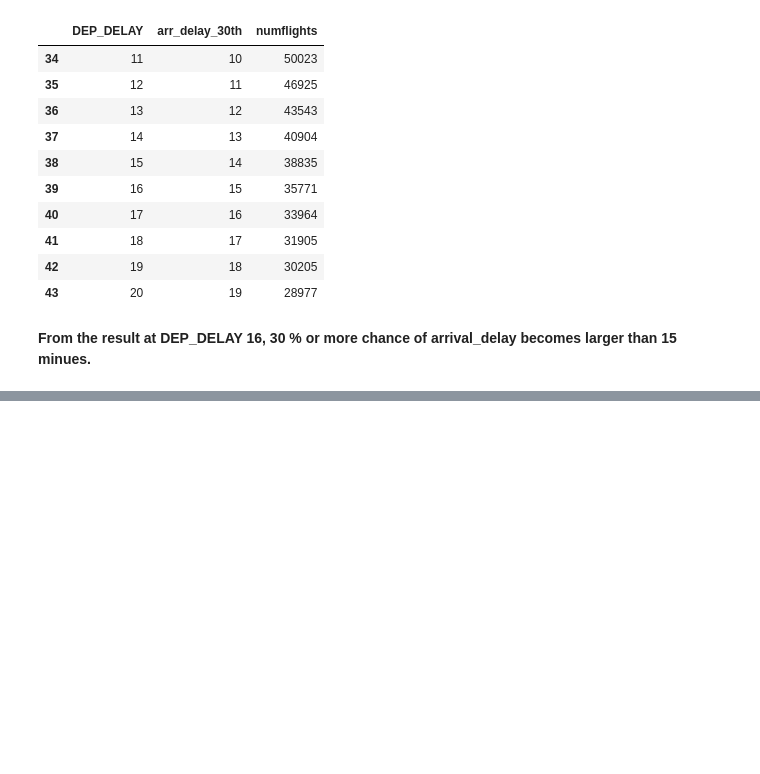
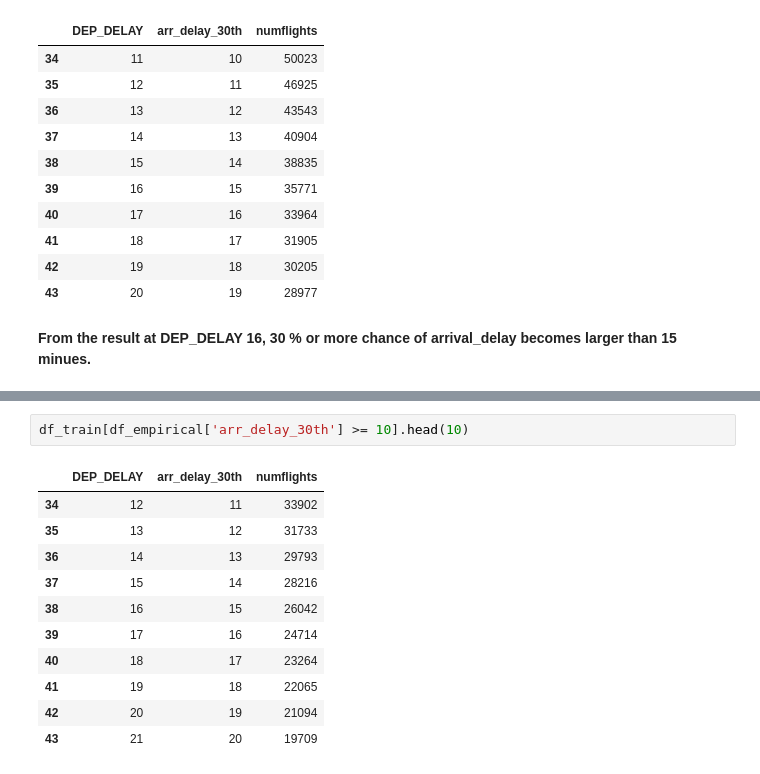
Before and after one commit to yuwtennis/ds-flights-eda, a Jupyter notebook: flights.ipynb, the cells around one changed output, grey strips where cells are left out. Saved outputs shown, nothing was run; the diff lists cells and outputs as text; blank space fills up the shorter version.

```diff
--- a/flights.ipynb
+++ b/flights.ipynb
@@ -351,0 +405,14 @@ __From the result at DEP_DELAY 16, 30 % or more chance of arrival_delay becomes
+# %%
+df_train[df_empirical['arr_delay_30th'] >= 10].head(10)
+# %% [output]
+|  | DEP_DELAY | arr_delay_30th | numflights |
+| 34 | 12 | 11 | 33902 |
+| 35 | 13 | 12 | 31733 |
+| 36 | 14 | 13 | 29793 |
+| 37 | 15 | 14 | 28216 |
+| 38 | 16 | 15 | 26042 |
+| 39 | 17 | 16 | 24714 |
+| 40 | 18 | 17 | 23264 |
+| 41 | 19 | 18 | 22065 |
+| 42 | 20 | 19 | 21094 |
+| 43 | 21 | 20 | 19709 |
```
Also changed, not shown: parts of 14 cells of this notebook.
